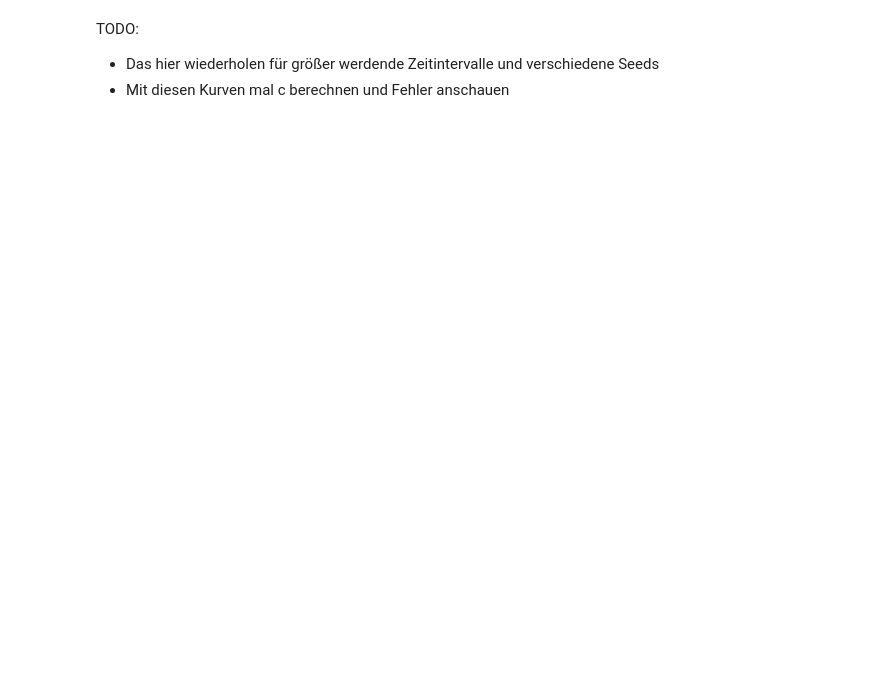
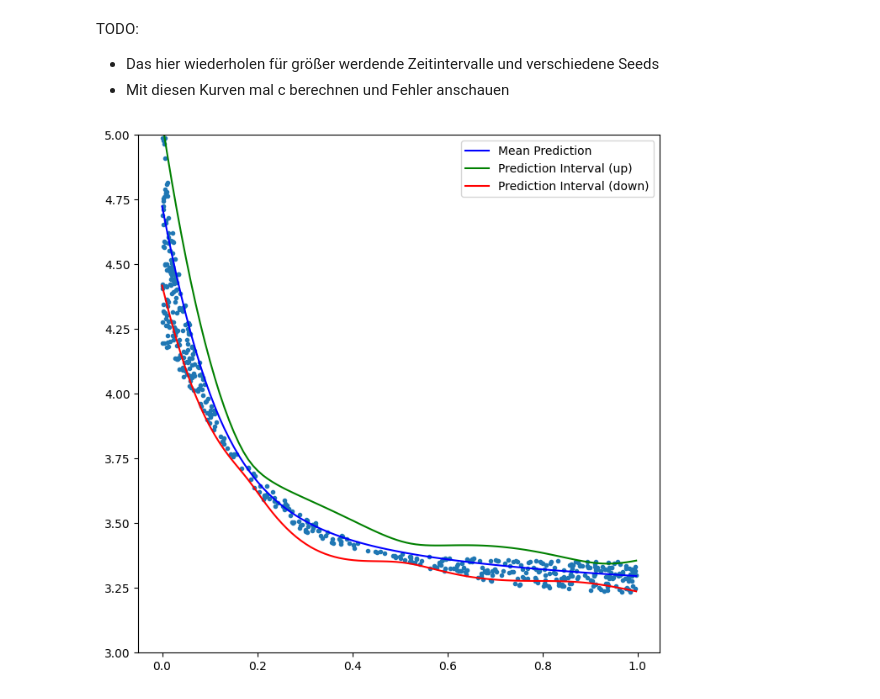
Before and after one commit to RiccardoFrenner/finn-nnpie, a Jupyter notebook: src/pinn.ipynb, the cells around one changed output. Saved outputs shown, nothing was run; the diff lists cells and outputs as text; code cells hidden in the pictures; blank space fills up the shorter version.

```diff
--- a/src/pinn.ipynb
+++ b/src/pinn.ipynb
@@ -492,6 +517,28 @@ y_L_PI_array_train = scalar_y.inverse_transform(y_L_PI_array_train)
 TODO:
 - Das hier wiederholen für größer werdende Zeitintervalle und verschiedene Seeds
 - Mit diesen Kurven mal c berechnen und Fehler anschauen
+# %%
+import matplotlib.pyplot as plt
+import numpy as np
+
+fig, ax = plt.subplots(figsize=(8, 8))
+
+# Scatter plot of the original data points
+ax.plot(X, Y, ".")
+
+# Plot the mean curve
+ax.plot(x_curve, y_mean, "b-", label="Mean Prediction")
+
+# Fill the area between the upper and lower prediction intervals with transparency
+# ax.fill_between(x_curve.flatten(), y_L_PI_array_train.flatten(), y_U_PI_array_train.flatten(), color='green', alpha=0.3, label="Prediction Interval")
+ax.plot(x_curve.flatten(), y_U_PI_array_train.flatten(), "g-", label="Prediction Interval (up)")
+ax.plot(x_curve.flatten(), y_L_PI_array_train.flatten(), "r-", label="Prediction Interval (down)")
+
+ax.set_ylim(3, 5)
+ax.legend()
+plt.show()
+# %% [output]
+[figure, added]
 # %%
 import matplotlib.pyplot as plt
 import numpy as np
```
Also changed, not shown: parts of 15 cells of this notebook, 3 other files.
